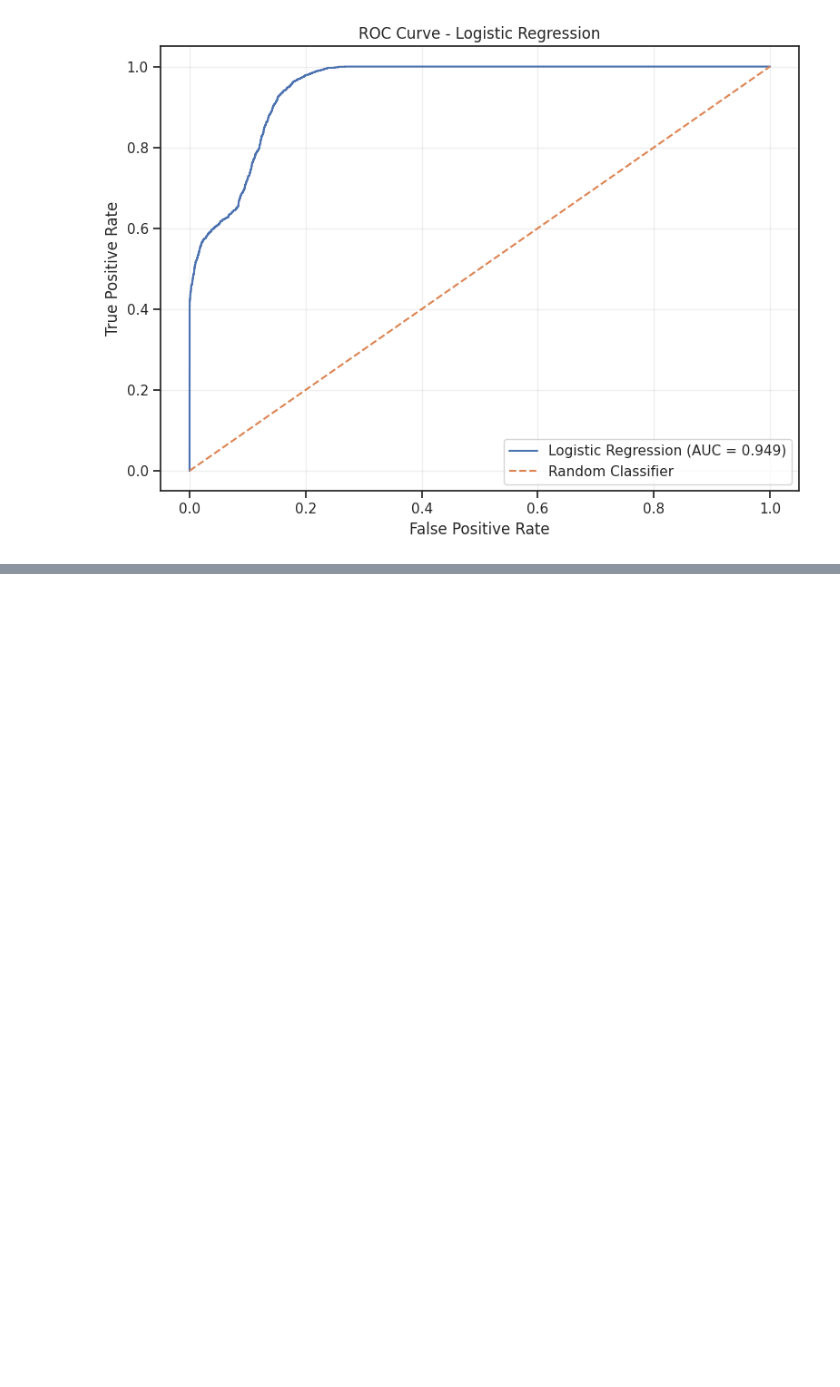
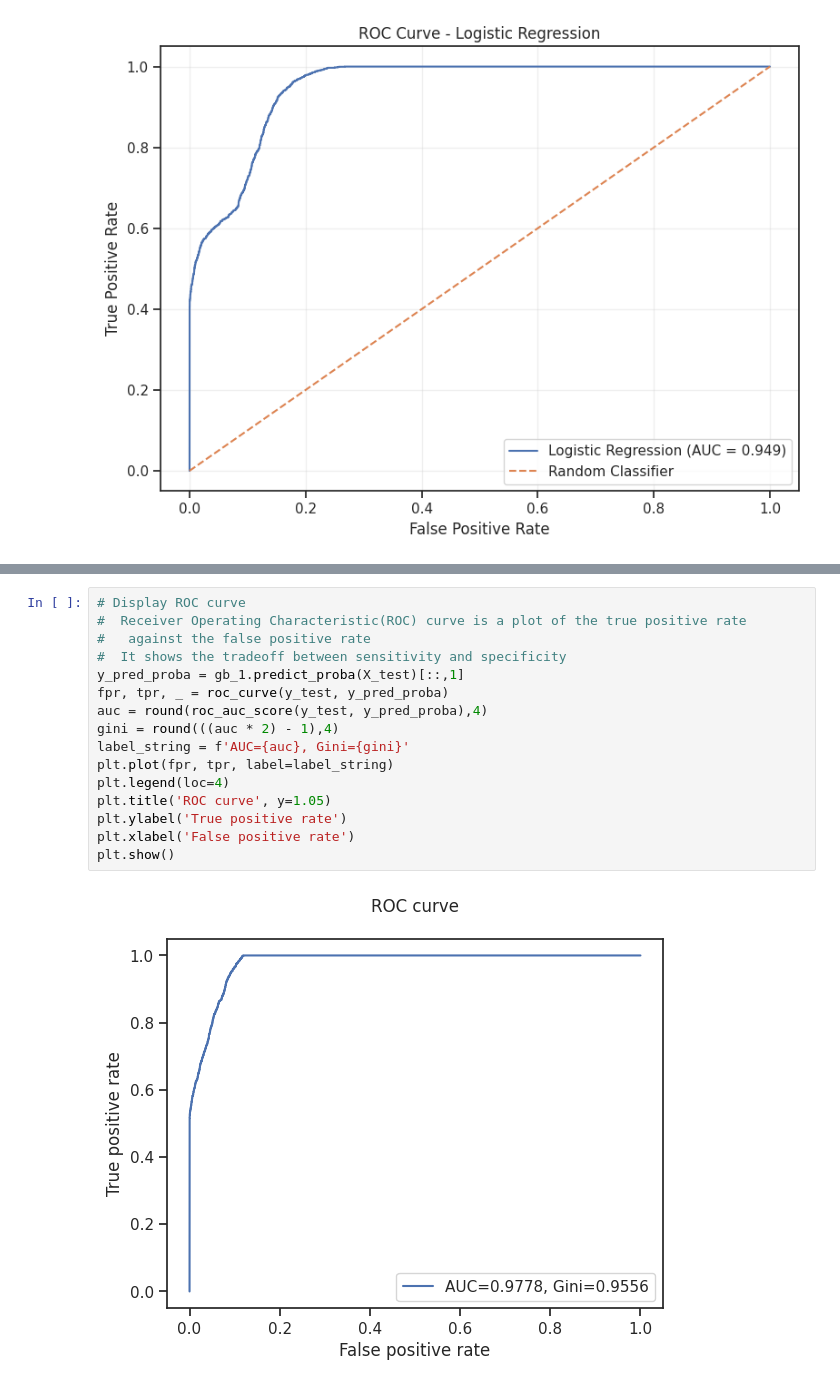
Before and after one commit to Natalie-Bojorquez/CIS3920Group4, a Jupyter notebook: CIS3920_Group4.ipynb, the cells around one changed output, grey strips where cells are left out. Saved outputs shown, nothing was run; the diff lists cells and outputs as text; blank space fills up the shorter version.

```diff
--- a/CIS3920_Group4.ipynb
+++ b/CIS3920_Group4.ipynb
@@ -1055,0 +1318,18 @@ plt.show()
+# %%
+# Display ROC curve
+#  Receiver Operating Characteristic(ROC) curve is a plot of the true positive rate
+#   against the false positive rate
+#  It shows the tradeoff between sensitivity and specificity
+y_pred_proba = gb_1.predict_proba(X_test)[::,1]
+fpr, tpr, _ = roc_curve(y_test, y_pred_proba)
+auc = round(roc_auc_score(y_test, y_pred_proba),4)
+gini = round(((auc * 2) - 1),4)
+label_string = f'AUC={auc}, Gini={gini}'
+plt.plot(fpr, tpr, label=label_string)
+plt.legend(loc=4)
+plt.title('ROC curve', y=1.05)
+plt.ylabel('True positive rate')
+plt.xlabel('False positive rate')
+plt.show()
+# %% [output]
+[figure, added]
```
Also changed, not shown: parts of 67 cells of this notebook.
